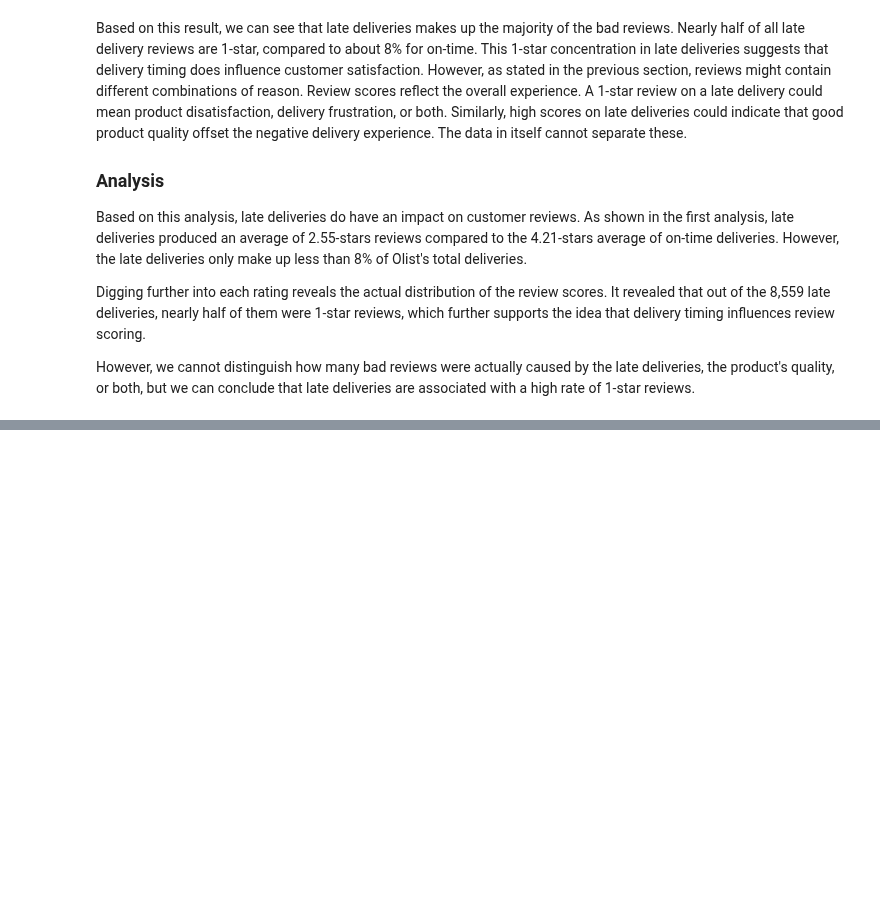
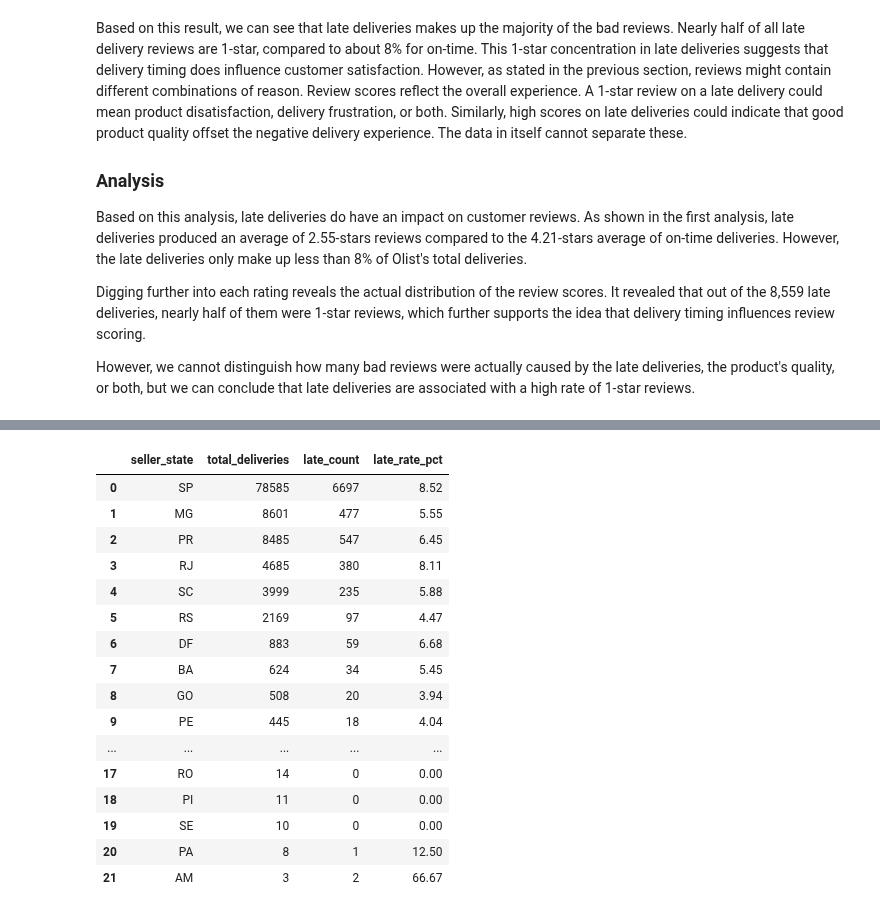
Before and after one commit to jyovian/olist-logistics-analysis, a Jupyter notebook: notebooks/03_analysis.ipynb, the cells around one changed output, grey strips where cells are left out. Cells and saved outputs as stored; diff of their text form; code cells hidden in the pictures; blank space fills up the shorter version.

```diff
--- a/notebooks/03_analysis.ipynb
+++ b/notebooks/03_analysis.ipynb
@@ -443,0 +453,31 @@ However, we cannot distinguish how many bad reviews were actually caused by the
+# %%
+con.execute("""
+    SELECT
+        s.seller_state,
+        COUNT(*) AS total_deliveries,
+        COUNT(*) FILTER (WHERE d.is_late) AS late_count,
+        ROUND(100.0 * COUNT(*) FILTER (WHERE d.is_late) / COUNT(*), 2) AS late_rate_pct
+    FROM mart.fact_deliveries d
+    JOIN mart.dim_sellers s ON d.seller_key = s.seller_key
+    WHERE d.is_delivery_complete = TRUE
+    GROUP BY s.seller_state
+    ORDER BY total_deliveries DESC
+""").fetchdf()
+# %% [output]
+|  | seller_state | total_deliveries | late_count | late_rate_pct |
+| 0 | SP | 78585 | 6697 | 8.52 |
+| 1 | MG | 8601 | 477 | 5.55 |
+| 2 | PR | 8485 | 547 | 6.45 |
+| 3 | RJ | 4685 | 380 | 8.11 |
+| 4 | SC | 3999 | 235 | 5.88 |
+| 5 | RS | 2169 | 97 | 4.47 |
+| 6 | DF | 883 | 59 | 6.68 |
+| 7 | BA | 624 | 34 | 5.45 |
+| 8 | GO | 508 | 20 | 3.94 |
+| 9 | PE | 445 | 18 | 4.04 |
+| ... | ... | ... | ... | ... |
+| 17 | RO | 14 | 0 | 0.00 |
+| 18 | PI | 11 | 0 | 0.00 |
+| 19 | SE | 10 | 0 | 0.00 |
+| 20 | PA | 8 | 1 | 12.50 |
+| 21 | AM | 3 | 2 | 66.67 |
```
Also changed, not shown: parts of 11 cells of this notebook.
